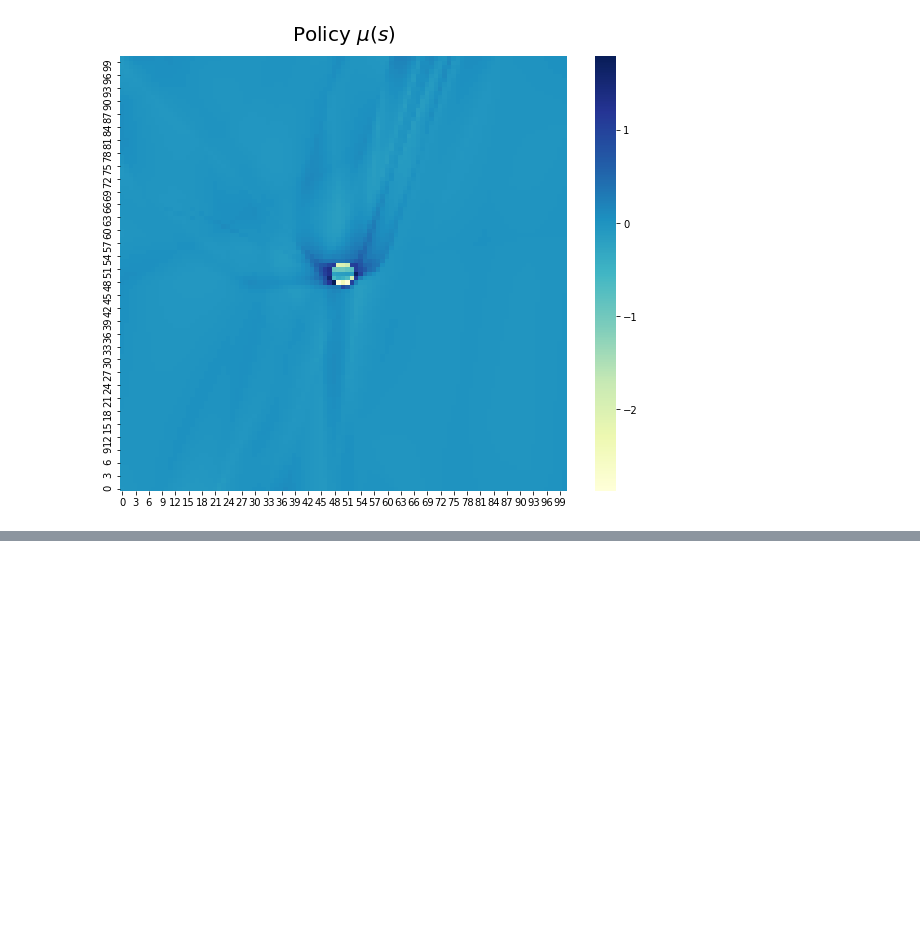
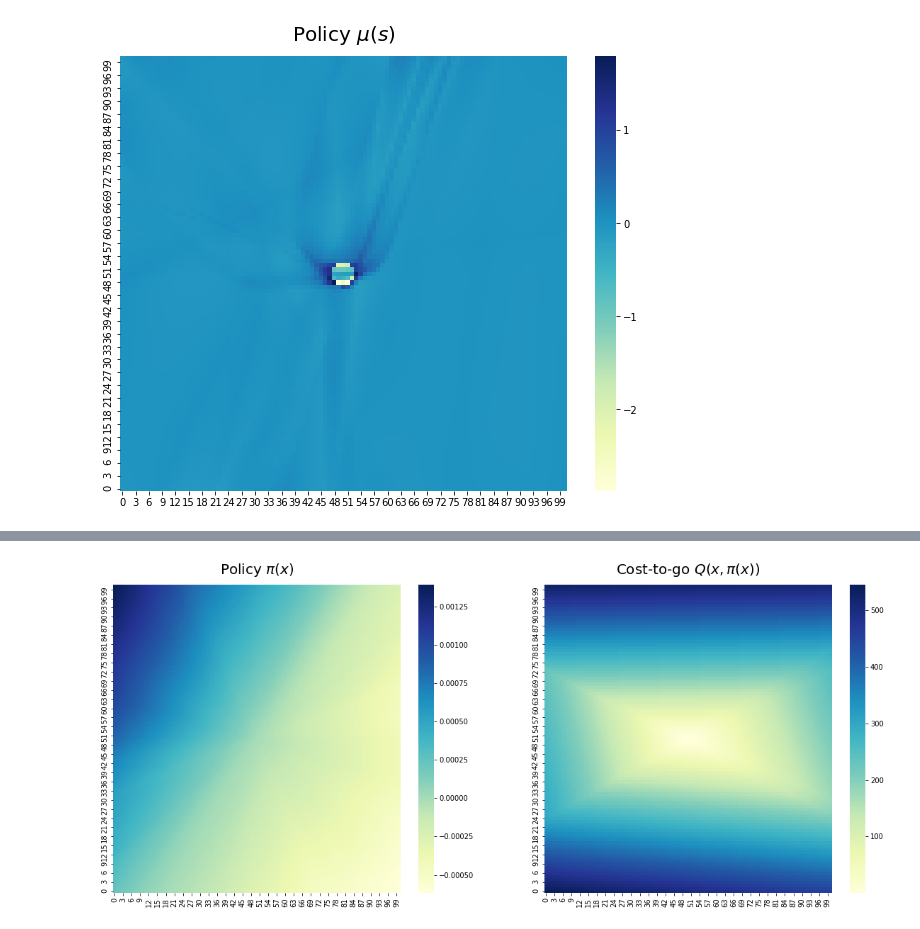
Before and after one commit to tarod13/OptimalControl, a Jupyter notebook: OptimalControl_DP_project.ipynb, the cells around one changed output, grey strips where cells are left out. Saved outputs shown, nothing was run; the diff lists cells and outputs as text; code cells hidden in the pictures; blank space fills up the shorter version.

```diff
--- a/OptimalControl_DP_project.ipynb
+++ b/OptimalControl_DP_project.ipynb
@@ -947,3 +1057,15 @@ plt.close()
+# %%
+fig, ax = plt.subplots(1,2, figsize=(20,8))
+sns_ax = sns.heatmap(u, ax=ax[0], cmap='YlGnBu')
+sns_ax.invert_yaxis()
+sns_ax2 = sns.heatmap(Q, ax=ax[1], cmap='YlGnBu')
+sns_ax2.invert_yaxis()
+ax[0].set_title('Policy $\pi(x)$', fontsize=20, pad=15)
+ax[1].set_title('Cost-to-go $Q(x,\pi(x))$', fontsize=20, pad=15)
+plt.show()
+plt.close()
+# %% [output]
+[figure, added]
 # %%
 # def train_critic_J(actor, criticJ, optimizer_criticJ, NS=101, n_points=100, n_steps=200,
 #                    dt_sim=0.01, dt=0.04, verbose=False, print_each=10, init=False):
```
Also changed, not shown: parts of 23 cells of this notebook.
